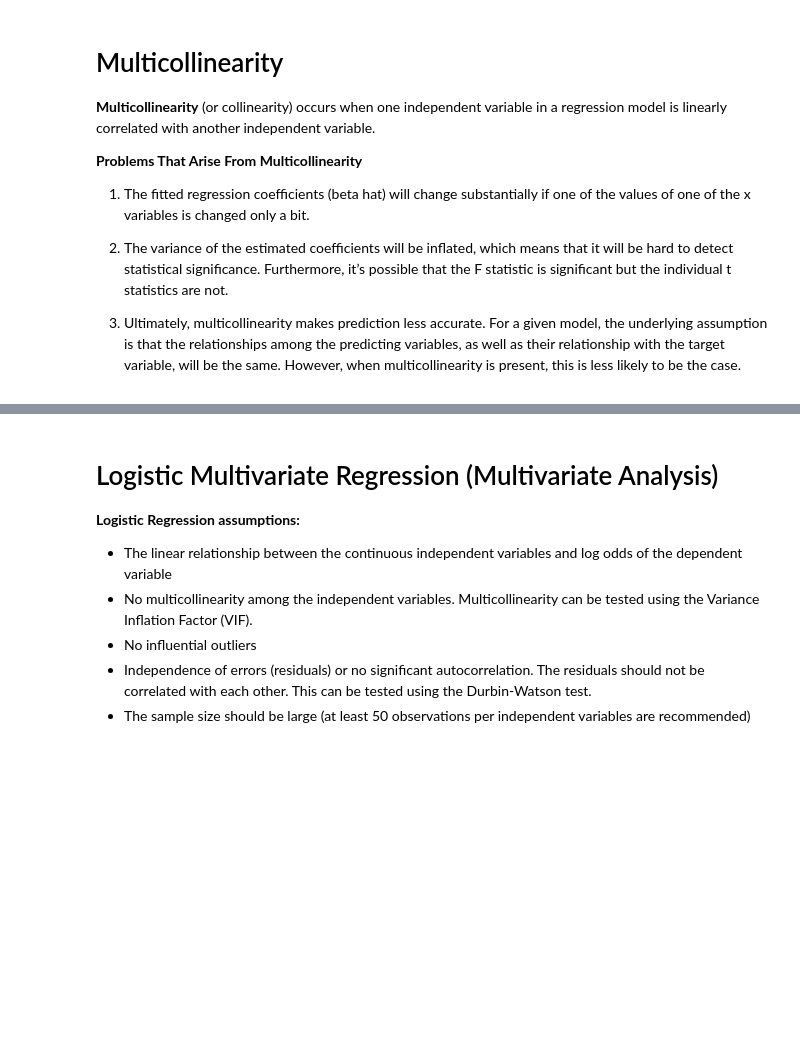
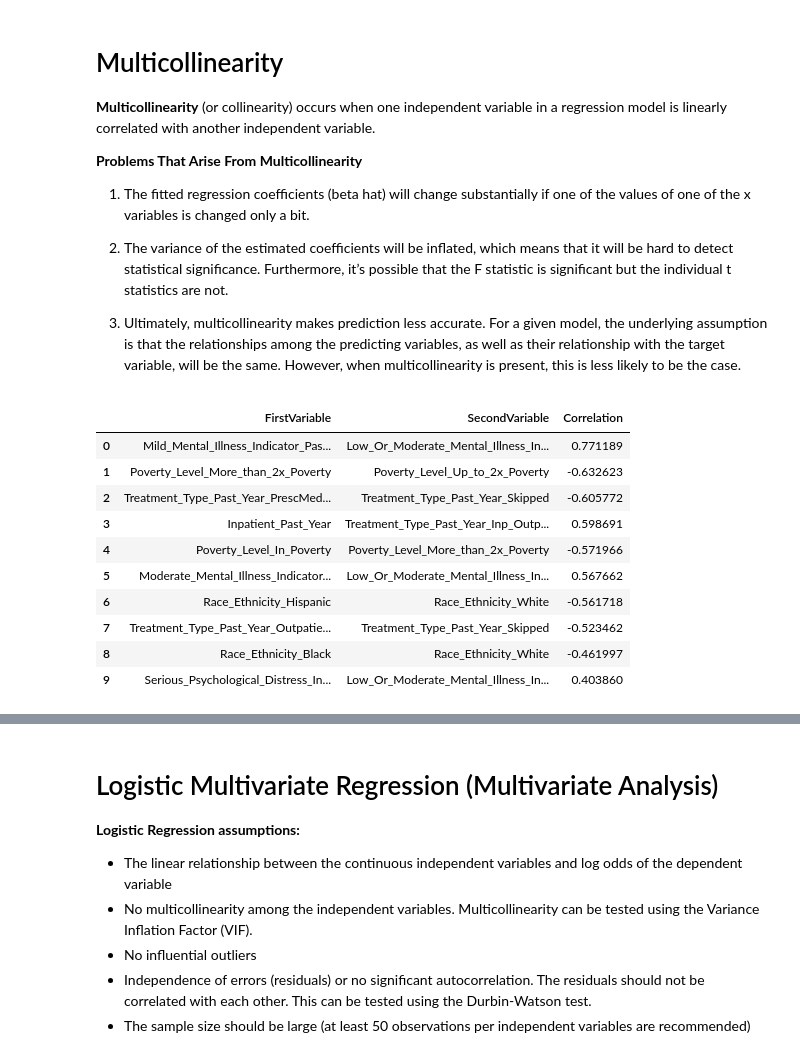
Before and after one commit to ml42322/correlationone_team2, a Jupyter notebook: Statistical Analysis.ipynb, the cells around one changed output, grey strips where cells are left out. Cells and saved outputs as stored; diff of their text form; code cells hidden in the pictures; blank space fills up the shorter version.

```diff
--- a/Statistical Analysis.ipynb
+++ b/Statistical Analysis.ipynb
@@ -626,6 +688,18 @@ def mosthighlycorrelated(mydataframe, numtoreport):
 # %%
 # print out the linear correlation coefficients for each pair of variables in your data set,
 # in order of the correlation coefficient.
 # This lets you see very easily which pair of variables are most highly correlated.
-mosthighlycorrelated(X_20, 10)
+mosthighlycorrelated(X[X_20], 10)
+# %% [output]
+|  | FirstVariable | SecondVariable | Correlation |
+| 0 | Mild_Mental_Illness_Indicator_Pas... | Low_Or_Moderate_Mental_Illness_In... | 0.771189 |
+| 1 | Poverty_Level_More_than_2x_Poverty | Poverty_Level_Up_to_2x_Poverty | -0.632623 |
+| 2 | Treatment_Type_Past_Year_PrescMed... | Treatment_Type_Past_Year_Skipped | -0.605772 |
+| 3 | Inpatient_Past_Year | Treatment_Type_Past_Year_Inp_Outp... | 0.598691 |
+| 4 | Poverty_Level_In_Poverty | Poverty_Level_More_than_2x_Poverty | -0.571966 |
+| 5 | Moderate_Mental_Illness_Indicator... | Low_Or_Moderate_Mental_Illness_In... | 0.567662 |
+| 6 | Race_Ethnicity_Hispanic | Race_Ethnicity_White | -0.561718 |
+| 7 | Treatment_Type_Past_Year_Outpatie... | Treatment_Type_Past_Year_Skipped | -0.523462 |
+| 8 | Race_Ethnicity_Black | Race_Ethnicity_White | -0.461997 |
+| 9 | Serious_Psychological_Distress_In... | Low_Or_Moderate_Mental_Illness_In... | 0.403860 |
 # %%
```
Also changed, not shown: parts of 33 cells of this notebook.
